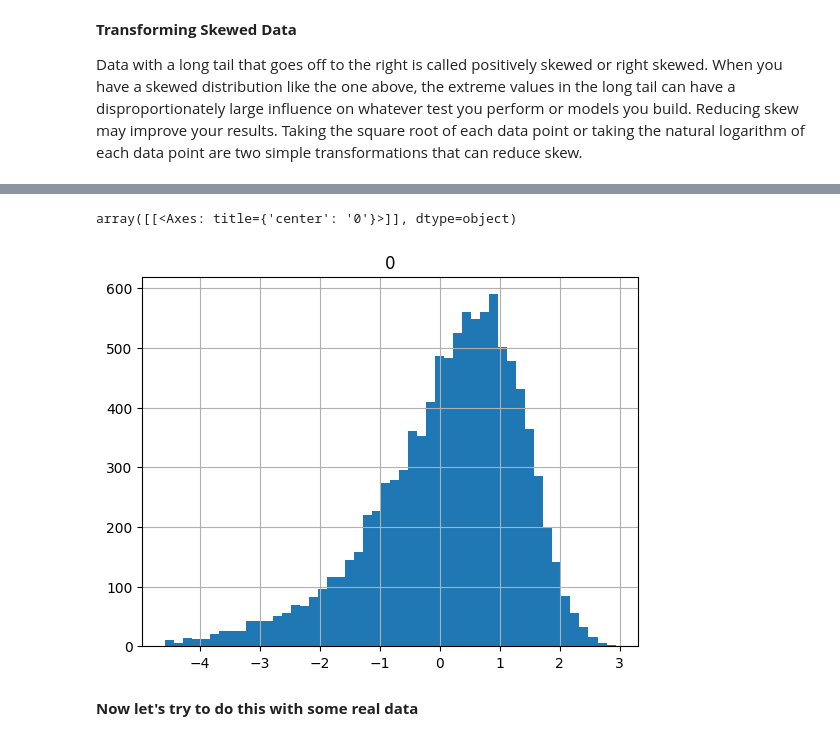
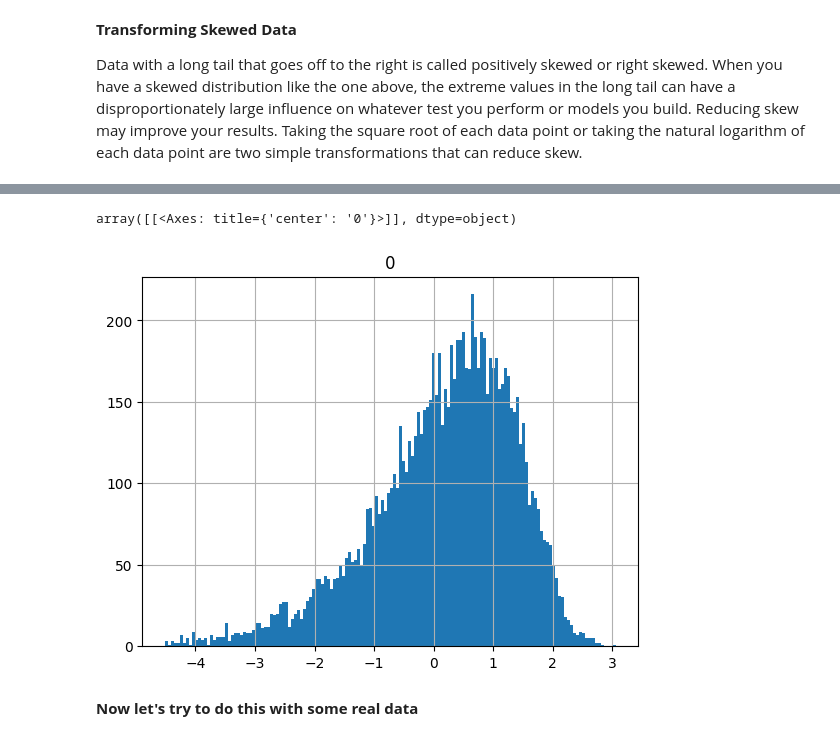
Before and after one commit to dbabichenko/python_for_data_and_analytics, a Jupyter notebook: Data cleaning/DataMungingPartII.ipynb, the cells around one changed output, grey strips where cells are left out. Cells and saved outputs as stored; diff of their text form; code cells hidden in the pictures.

```diff
--- a/Data cleaning/DataMungingPartII.ipynb
+++ b/Data cleaning/DataMungingPartII.ipynb
@@ -175,10 +182,10 @@ array([[<Axes: title={'center': '0'}>]], dtype=object)
 # %%
 # Now let's try log transformation
 log_transformed = (skewed+0.01).apply(np.log) # Get the log of the data
-log_transformed.hist(bins=50) # Plot histogram
+log_transformed.hist(bins=150) # Plot histogram
 # %% [output]
 array([[<Axes: title={'center': '0'}>]], dtype=object)
-[figure, old version]
+[figure, new version]
 # %% [markdown]
 **Now let's try to do this with some real data**
 # %%
```
Also changed, not shown: parts of 18 cells of this notebook.
